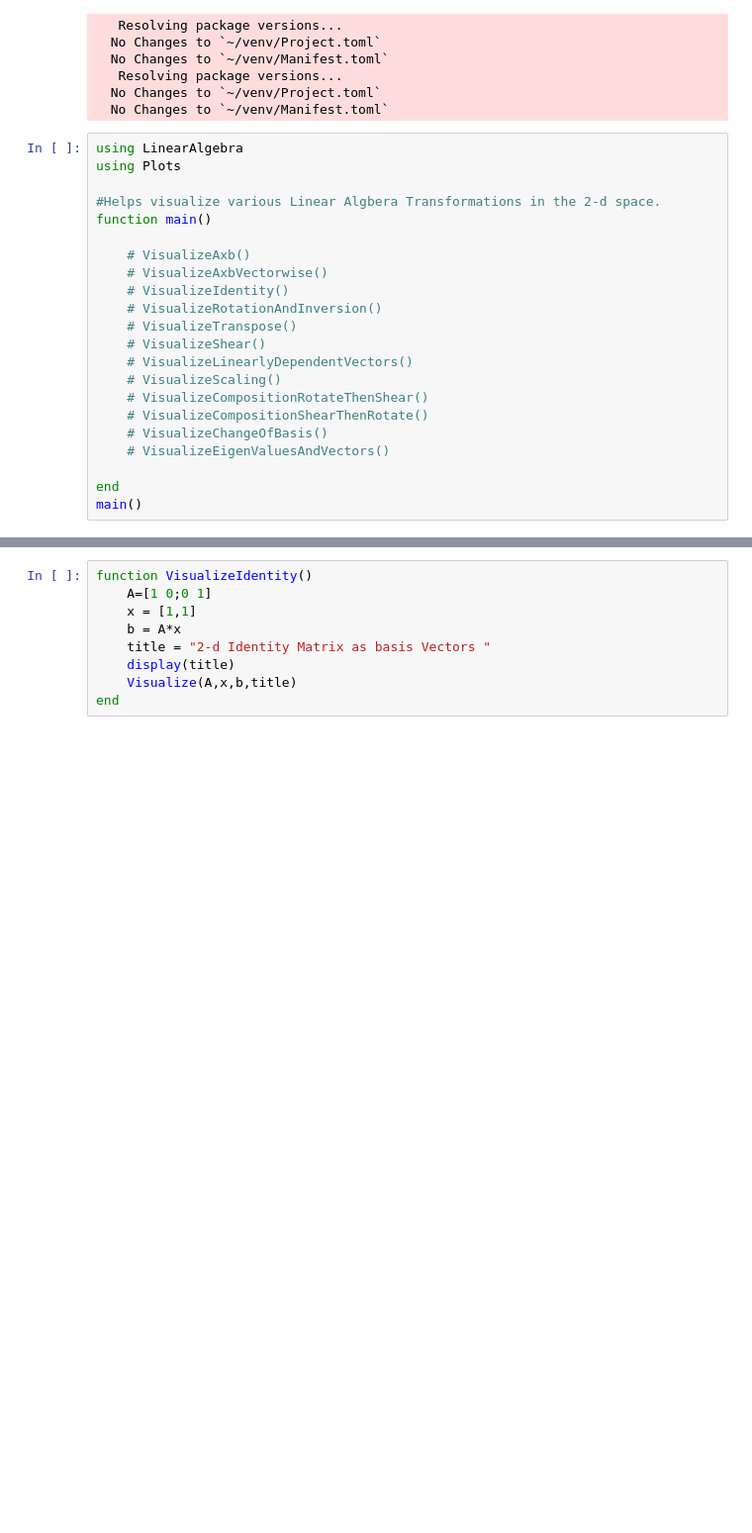
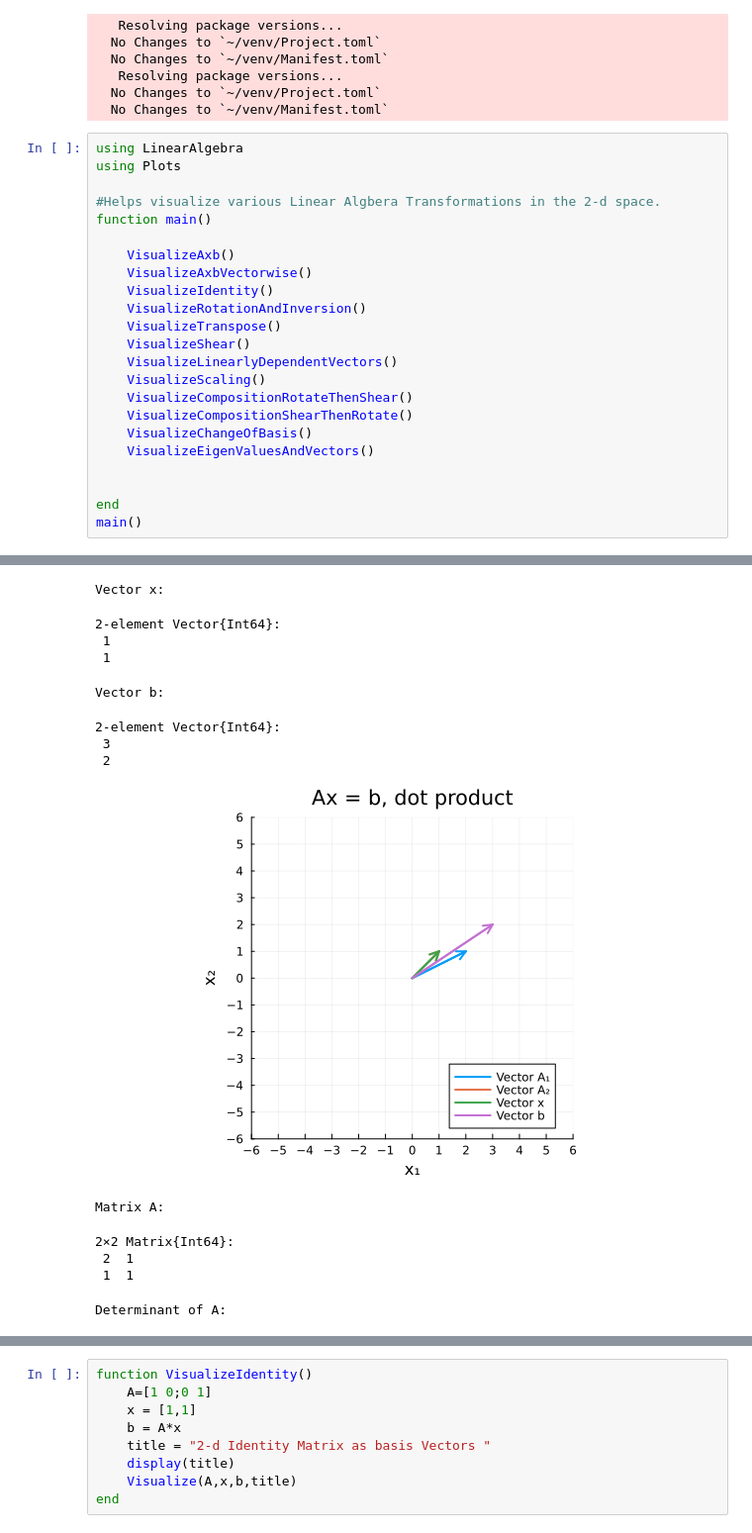
Before and after one commit to conf2021/LinearAlgebra, a Jupyter notebook: src/julialab/LinearAlgebraVisualizations.ipynb, the cells around one changed output, grey strips where cells are left out. Shown at 99% size. Drawn from its saved outputs; the diff is of its cells as text; blank space fills up the shorter version.

```diff
--- a/src/julialab/LinearAlgebraVisualizations.ipynb
+++ b/src/julialab/LinearAlgebraVisualizations.ipynb
@@ -16,18 +16,20 @@ using Plots
 #Helps visualize various Linear Algbera Transformations in the 2-d space.
 function main()
 
-    # VisualizeAxb()
-    # VisualizeAxbVectorwise()
-    # VisualizeIdentity()
-    # VisualizeRotationAndInversion()
-    # VisualizeTranspose()
-    # VisualizeShear()
-    # VisualizeLinearlyDependentVectors()
-    # VisualizeScaling()
-    # VisualizeCompositionRotateThenShear()
-    # VisualizeCompositionShearThenRotate()
-    # VisualizeChangeOfBasis()
-    # VisualizeEigenValuesAndVectors()
+    VisualizeAxb()
+    VisualizeAxbVectorwise()
+    VisualizeIdentity()
+    VisualizeRotationAndInversion()
+    VisualizeTranspose()
+    VisualizeShear()
+    VisualizeLinearlyDependentVectors()
+    VisualizeScaling()
+    VisualizeCompositionRotateThenShear()
+    VisualizeCompositionShearThenRotate()
+    VisualizeChangeOfBasis()
+    VisualizeEigenValuesAndVectors()
+
 
 end
 main()
+# %% [output]
@@ -33,0 +42,14 @@ main()
+Vector x:
+2-element Vector{Int64}:
+ 1
+ 1
+Vector b:
+2-element Vector{Int64}:
+ 3
+ 2
+[figure, added]
+Matrix A:
+2×2 Matrix{Int64}:
+ 2  1
+ 1  1
+Determinant of A:
```
Also changed, not shown: parts of 3 cells of this notebook.
